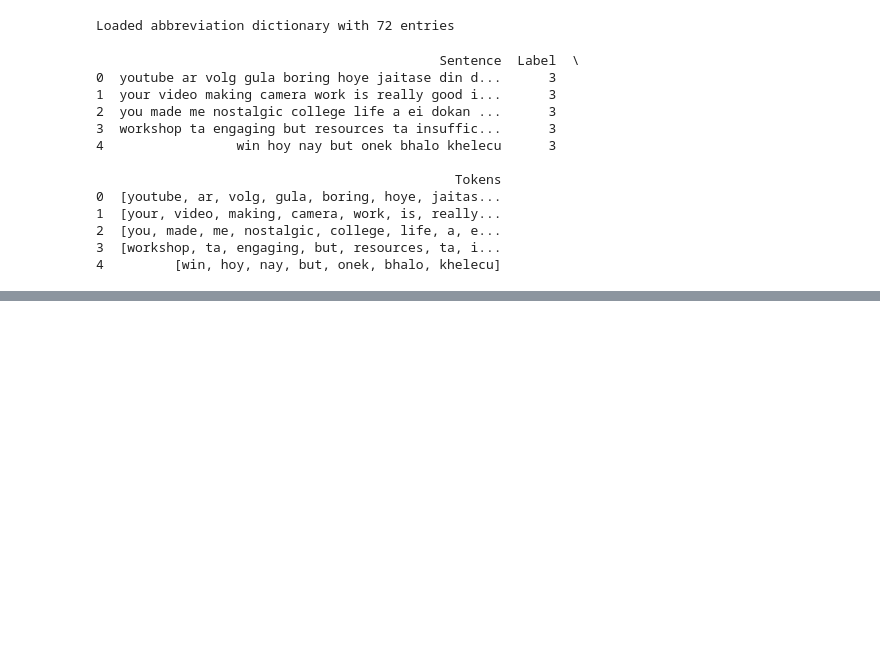
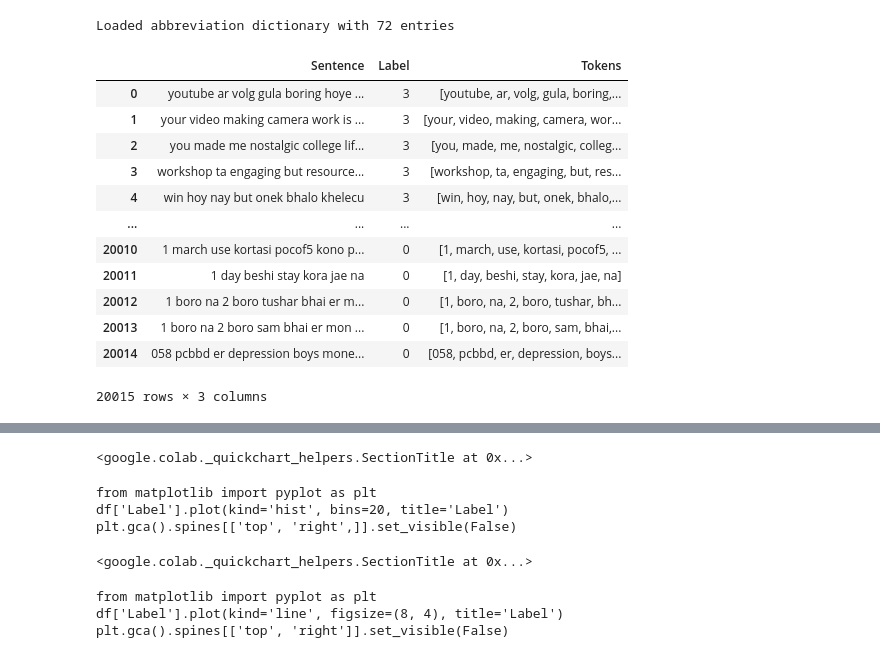
Before and after one commit to ashibullah/Romanian-Bangla-Sentiment-Analysis-NLP, a Jupyter notebook: RomanianBanglaSentimentAnalysis.ipynb, the cells around one changed output, grey strips where cells are left out. Cells and saved outputs as stored; diff of their text form; code cells hidden in the pictures; blank space fills up the shorter version.

Commit message:
tokenized

```diff
--- a/RomanianBanglaSentimentAnalysis.ipynb
+++ b/RomanianBanglaSentimentAnalysis.ipynb
@@ -130,18 +122,18 @@ df['Sentence'] = df['Sentence'].apply(lambda x: normalize_abbreviations(x, abbre
 # %%
 df['Tokens'] = df['Sentence'].apply(word_tokenize)
 
-print(df.head())
+df
 # %% [output]
+|  | Sentence | Label | Tokens |
+| 0 | youtube ar volg gula boring hoye ... | 3 | [youtube, ar, volg, gula, boring,... |
+| 1 | your video making camera work is ... | 3 | [your, video, making, camera, wor... |
+| 2 | you made me nostalgic college lif... | 3 | [you, made, me, nostalgic, colleg... |
+| 3 | workshop ta engaging but resource... | 3 | [workshop, ta, engaging, but, res... |
+| 4 | win hoy nay but onek bhalo khelecu | 3 | [win, hoy, nay, but, onek, bhalo,... |
+| ... | ... | ... | ... |
+| 20010 | 1 march use kortasi pocof5 kono p... | 0 | [1, march, use, kortasi, pocof5, ... |
+| 20011 | 1 day beshi stay kora jae na | 0 | [1, day, beshi, stay, kora, jae, na] |
+| 20012 | 1 boro na 2 boro tushar bhai er m... | 0 | [1, boro, na, 2, boro, tushar, bh... |
+| 20013 | 1 boro na 2 boro sam bhai er mon ... | 0 | [1, boro, na, 2, boro, sam, bhai,... |
+| 20014 | 058 pcbbd er depression boys mone... | 0 | [058, pcbbd, er, depression, boys... |
-                                            Sentence  Label  \
-0  youtube ar volg gula boring hoye jaitase din d...      3
-1  your video making camera work is really good i...      3
-2  you made me nostalgic college life a ei dokan ...      3
-3  workshop ta engaging but resources ta insuffic...      3
-4                 win hoy nay but onek bhalo khelecu      3
-
-                                              Tokens
-0  [youtube, ar, volg, gula, boring, hoye, jaitas...
-1  [your, video, making, camera, work, is, really...
-2  [you, made, me, nostalgic, college, life, a, e...
-3  [workshop, ta, engaging, but, resources, ta, i...
-4         [win, hoy, nay, but, onek, bhalo, khelecu]
+20015 rows × 3 columns
@@ -147,0 +141,8 @@ print(df.head())
+<google.colab._quickchart_helpers.SectionTitle at 0x...>
+from matplotlib import pyplot as plt
+df['Label'].plot(kind='hist', bins=20, title='Label')
+plt.gca().spines[['top', 'right',]].set_visible(False)
+<google.colab._quickchart_helpers.SectionTitle at 0x...>
+from matplotlib import pyplot as plt
+df['Label'].plot(kind='line', figsize=(8, 4), title='Label')
+plt.gca().spines[['top', 'right']].set_visible(False)
```
Also changed, not shown: parts of 3 cells of this notebook.
